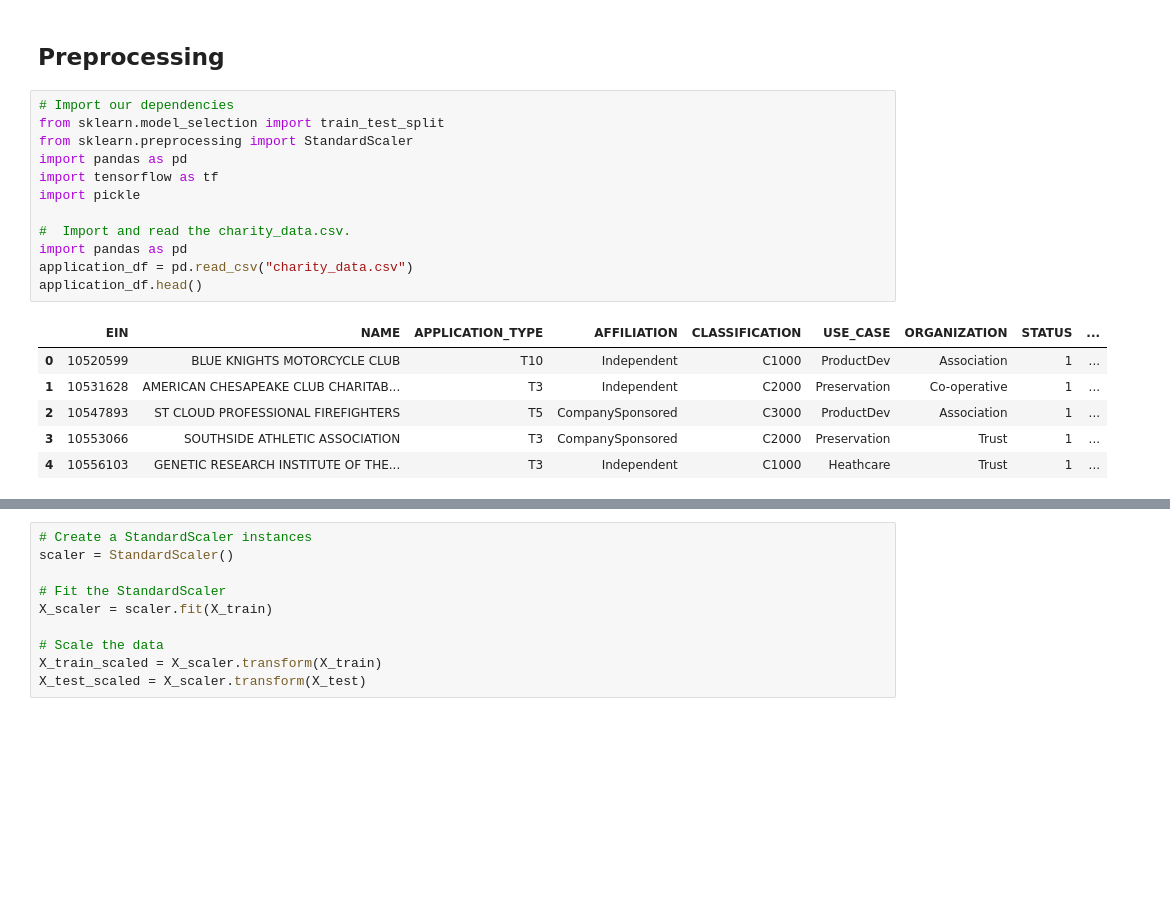
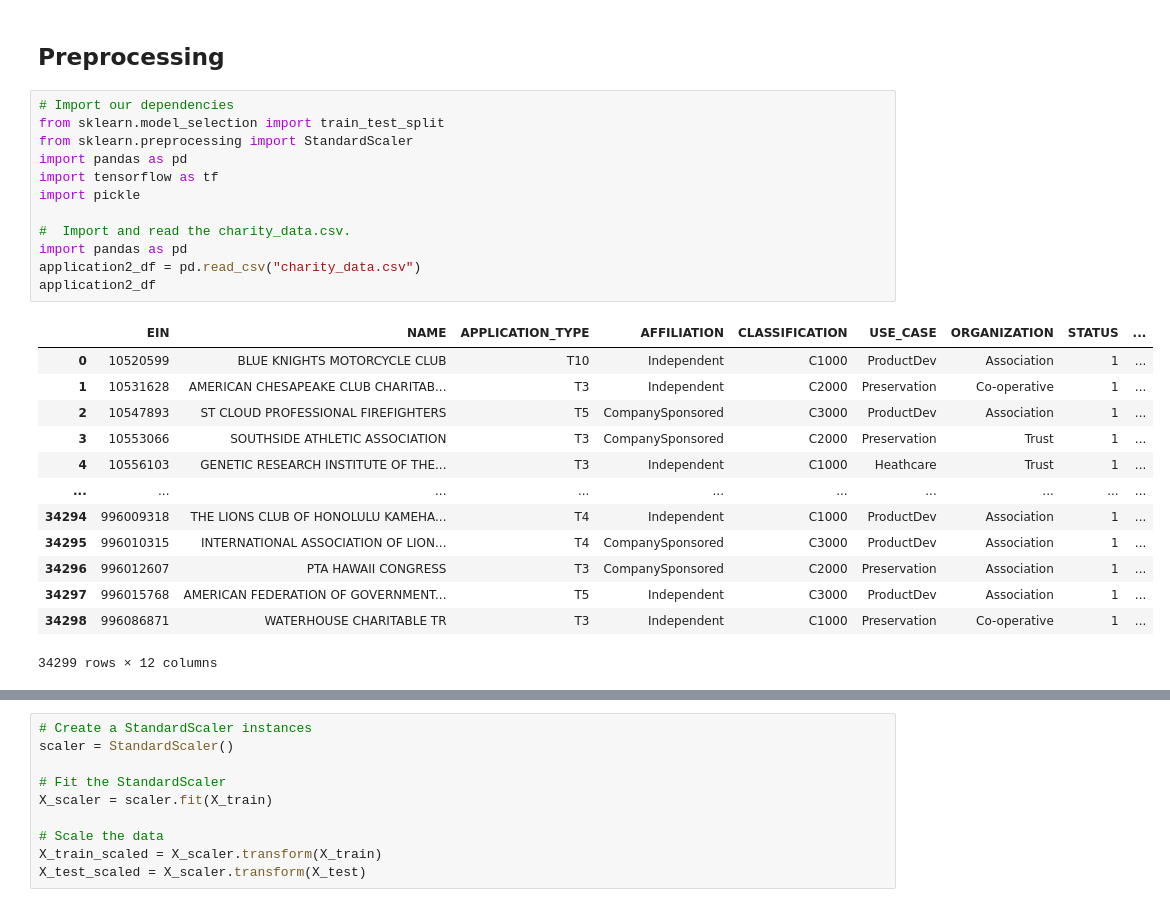
Before and after one commit to dczornyj/Predicting_Charity_Funding_DL, a Jupyter notebook: Second_Attempt_Model_Creation.ipynb, the cells around one changed output, grey strips where cells are left out. Drawn from its saved outputs; the diff is of its cells as text; blank space fills up the shorter version.

```diff
--- a/Starter_Code.ipynb
+++ b/Second_Attempt_Model_Creation.ipynb
@@ -3,19 +3,26 @@
 # %%
 # Import our dependencies
 from sklearn.model_selection import train_test_split
 from sklearn.preprocessing import StandardScaler
 import pandas as pd
 import tensorflow as tf
 import pickle
 
 #  Import and read the charity_data.csv.
 import pandas as pd
-application_df = pd.read_csv("charity_data.csv")
-application_df.head()
+application2_df = pd.read_csv("charity_data.csv")
+application2_df
 # %% [output]
 |  | EIN | NAME | APPLICATION_TYPE | AFFILIATION | CLASSIFICATION | USE_CASE | ORGANIZATION | STATUS | ... |
 | 0 | 10520599 | BLUE KNIGHTS MOTORCYCLE CLUB | T10 | Independent | C1000 | ProductDev | Association | 1 | ... |
 | 1 | 10531628 | AMERICAN CHESAPEAKE CLUB CHARITAB... | T3 | Independent | C2000 | Preservation | Co-operative | 1 | ... |
 | 2 | 10547893 | ST CLOUD PROFESSIONAL FIREFIGHTERS | T5 | CompanySponsored | C3000 | ProductDev | Association | 1 | ... |
 | 3 | 10553066 | SOUTHSIDE ATHLETIC ASSOCIATION | T3 | CompanySponsored | C2000 | Preservation | Trust | 1 | ... |
 | 4 | 10556103 | GENETIC RESEARCH INSTITUTE OF THE... | T3 | Independent | C1000 | Heathcare | Trust | 1 | ... |
+| ... | ... | ... | ... | ... | ... | ... | ... | ... | ... |
+| 34294 | 996009318 | THE LIONS CLUB OF HONOLULU KAMEHA... | T4 | Independent | C1000 | ProductDev | Association | 1 | ... |
+| 34295 | 996010315 | INTERNATIONAL ASSOCIATION OF LION... | T4 | CompanySponsored | C3000 | ProductDev | Association | 1 | ... |
+| 34296 | 996012607 | PTA HAWAII CONGRESS | T3 | CompanySponsored | C2000 | Preservation | Association | 1 | ... |
+| 34297 | 996015768 | AMERICAN FEDERATION OF GOVERNMENT... | T5 | Independent | C3000 | ProductDev | Association | 1 | ... |
+| 34298 | 996086871 | WATERHOUSE CHARITABLE TR | T3 | Independent | C1000 | Preservation | Co-operative | 1 | ... |
+34299 rows × 12 columns
```
Also changed, not shown: parts of 23 cells of this notebook, 3 other files.
